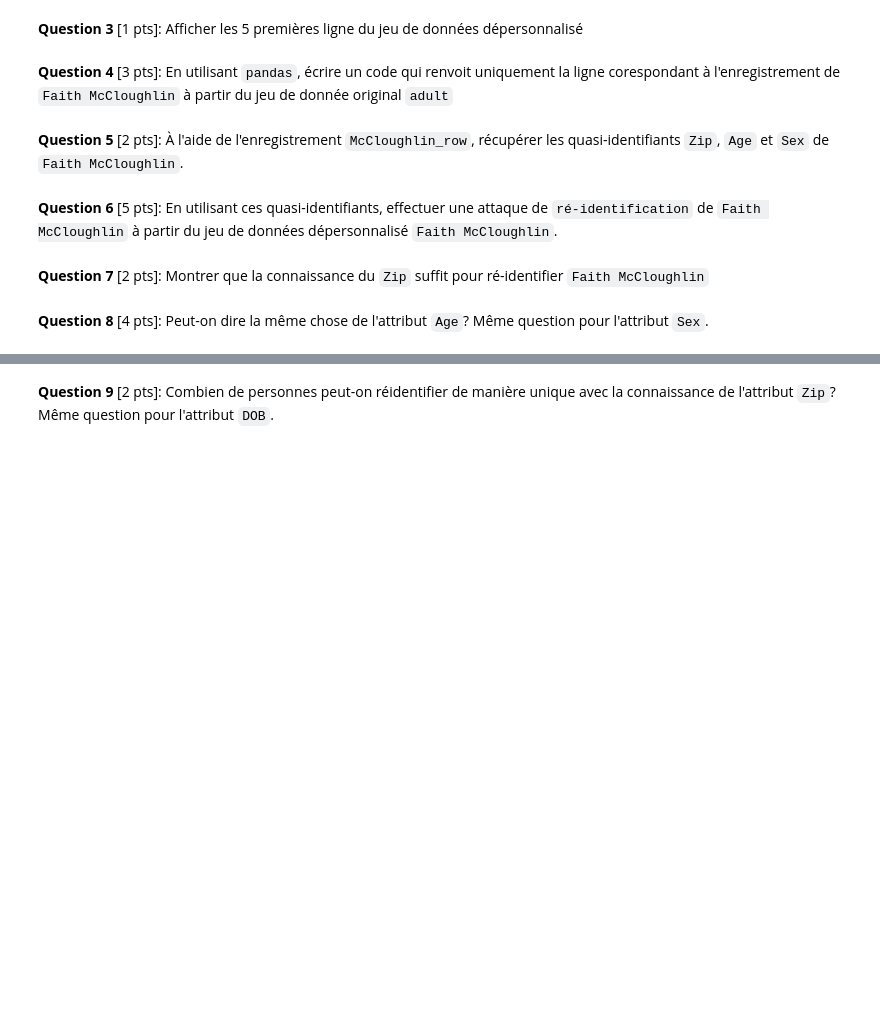
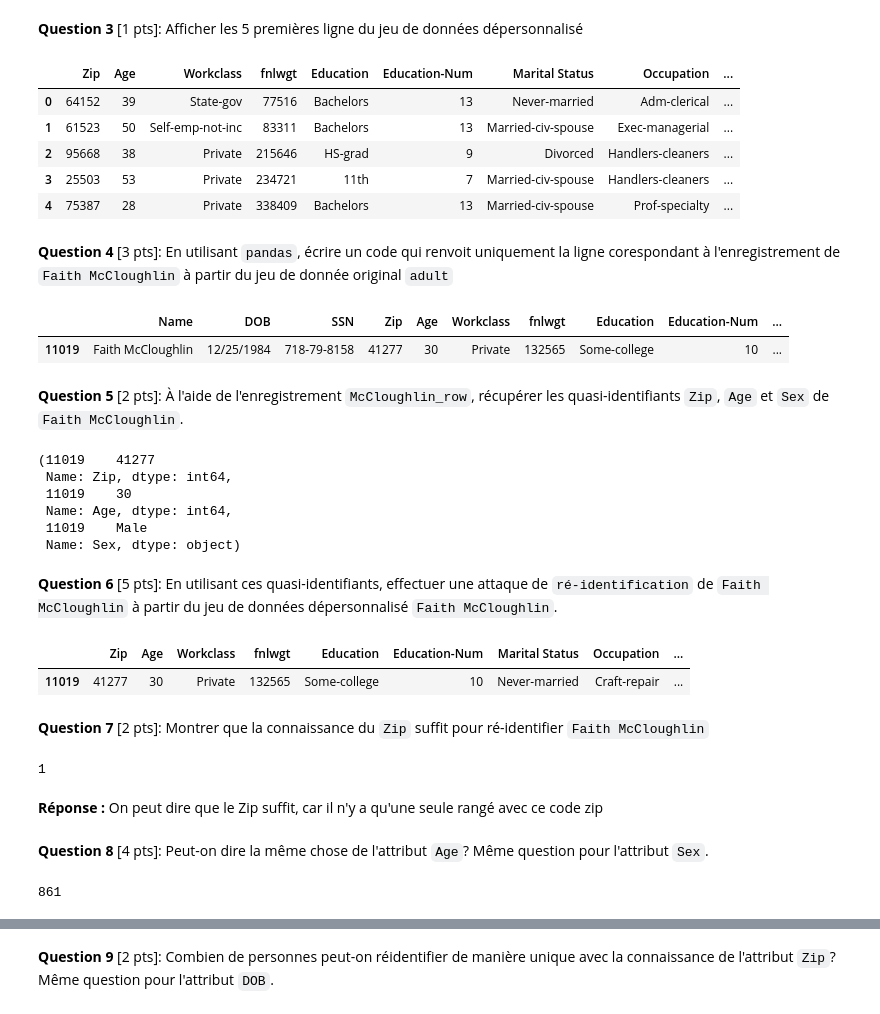
Before and after one commit to NicolasBeaulieu88/GTI720-Anonymisation, a Jupyter notebook: labo-1-enonce.ipynb, the cells around one changed output, grey strips where cells are left out. Cells and saved outputs as stored; diff of their text form; code cells hidden in the pictures; blank space fills up the shorter version.

Commit message:
Partie 1
pas sur de la derniere réponse

```diff
--- a/labo-1-enonce.ipynb
+++ b/labo-1-enonce.ipynb
@@ -50,8 +53,10 @@ Conseils: Référez vous à la définition de donnée à caractère personnel d
 **Question 2** [5 pts]: A l'aide de ces `identifiants directs`, construire la version dépersonnalisée de ce jeu de données.
 # %%
 def depersonnaliser_adult():
-    #VOTRE CODE ICI
-    return None
+    copy = adult.copy()
+    # suppression des colonnes d'identifiants directes
+    copy.drop(columns=['Name', 'DOB', 'SSN'], inplace=True)
+    return copy
 # %%
 adult_depersonlise = depersonnaliser_adult()
 # %%
@@ -60,6 +65,15 @@ assert 'DOB' not in adult_depersonlise.columns
 assert 'SSN' not in adult_depersonlise.columns
 # %% [markdown]
 **Question 3** [1 pts]: Afficher les 5 premières ligne du jeu de données dépersonnalisé
+# %%
+adult_depersonlise.head(5)
+# %% [output]
+|  | Zip | Age | Workclass | fnlwgt | Education | Education-Num | Marital Status | Occupation | ... |
+| 0 | 64152 | 39 | State-gov | 77516 | Bachelors | 13 | Never-married | Adm-clerical | ... |
+| 1 | 61523 | 50 | Self-emp-not-inc | 83311 | Bachelors | 13 | Married-civ-spouse | Exec-managerial | ... |
+| 2 | 95668 | 38 | Private | 215646 | HS-grad | 9 | Divorced | Handlers-cleaners | ... |
+| 3 | 25503 | 53 | Private | 234721 | 11th | 7 | Married-civ-spouse | Handlers-cleaners | ... |
+| 4 | 75387 | 28 | Private | 338409 | Bachelors | 13 | Married-civ-spouse | Prof-specialty | ... |
 # %% [markdown]
 **Question 4** [3 pts]: En utilisant `pandas`, écrire un code qui renvoit uniquement la ligne corespondant à l'enregistrement de `Faith McCloughlin` à partir du jeu de donnée original `adult`
 # %%
@@ -69,10 +83,24 @@ def get_McCloughlin_row():
 # %%
 McCloughlin_row = get_McCloughlin_row()
+McCloughlin_row
+# %% [output]
+|  | Name | DOB | SSN | Zip | Age | Workclass | fnlwgt | Education | Education-Num | ... |
+| 11019 | Faith McCloughlin | 12/25/1984 | 718-79-8158 | 41277 | 30 | Private | 132565 | Some-college | 10 | ... |
 # %%
 assert len(McCloughlin_row) == 1
 assert McCloughlin_row['SSN'].iloc[0] == '718-79-8158'
 # %% [markdown]
 **Question 5** [2 pts]:  À l'aide de l'enregistrement `McCloughlin_row`, récupérer les quasi-identifiants `Zip`, `Age` et `Sex` de `Faith McCloughlin`.
+# %%
+# affichage des quasi-identifiants de la ligne de "Faith McCloughlin", soit les colonnes 'Age', 'Zip', 'Sex'
+McCloughlin_row['Zip'], McCloughlin_row['Age'], McCloughlin_row['Sex']
+# %% [output]
+(11019    41277
+ Name: Zip, dtype: int64,
+ 11019    30
+ Name: Age, dtype: int64,
+ 11019    Male
+ Name: Sex, dtype: object)
 # %% [markdown]
 **Question 6** [5 pts]:  En utilisant ces quasi-identifiants, effectuer une attaque de `ré-identification` de `Faith McCloughlin` à partir du jeu de données dépersonnalisé `Faith McCloughlin`.
 # %%
@@ -82,6 +110,20 @@ def recover_McCloughlin_row():
 # %%
 McCloughlin_recovered_row = recover_McCloughlin_row()
+McCloughlin_recovered_row
+# %% [output]
+|  | Zip | Age | Workclass | fnlwgt | Education | Education-Num | Marital Status | Occupation | ... |
+| 11019 | 41277 | 30 | Private | 132565 | Some-college | 10 | Never-married | Craft-repair | ... |
 # %% [markdown]
 **Question 7** [2 pts]:  Montrer que la connaissance du `Zip` suffit pour ré-identifier `Faith McCloughlin`
+# %%
+adult_depersonlise[(adult_depersonlise['Zip'] == McCloughlin_row['Zip'].iloc[0])].shape[0]
+# %% [output]
+1
+# %% [markdown]
+**Réponse :** On peut dire que le Zip suffit, car il n'y a qu'une seule rangé avec ce code zip
 # %% [markdown]
 **Question 8** [4 pts]:  Peut-on dire la même chose de l'attribut `Age`? Même question pour l'attribut `Sex`.
+# %%
+adult_depersonlise[(adult_depersonlise['Age'] == McCloughlin_row['Age'].iloc[0])].shape[0]
+# %% [output]
+861
```
Also changed, not shown: parts of 9 cells of this notebook.
